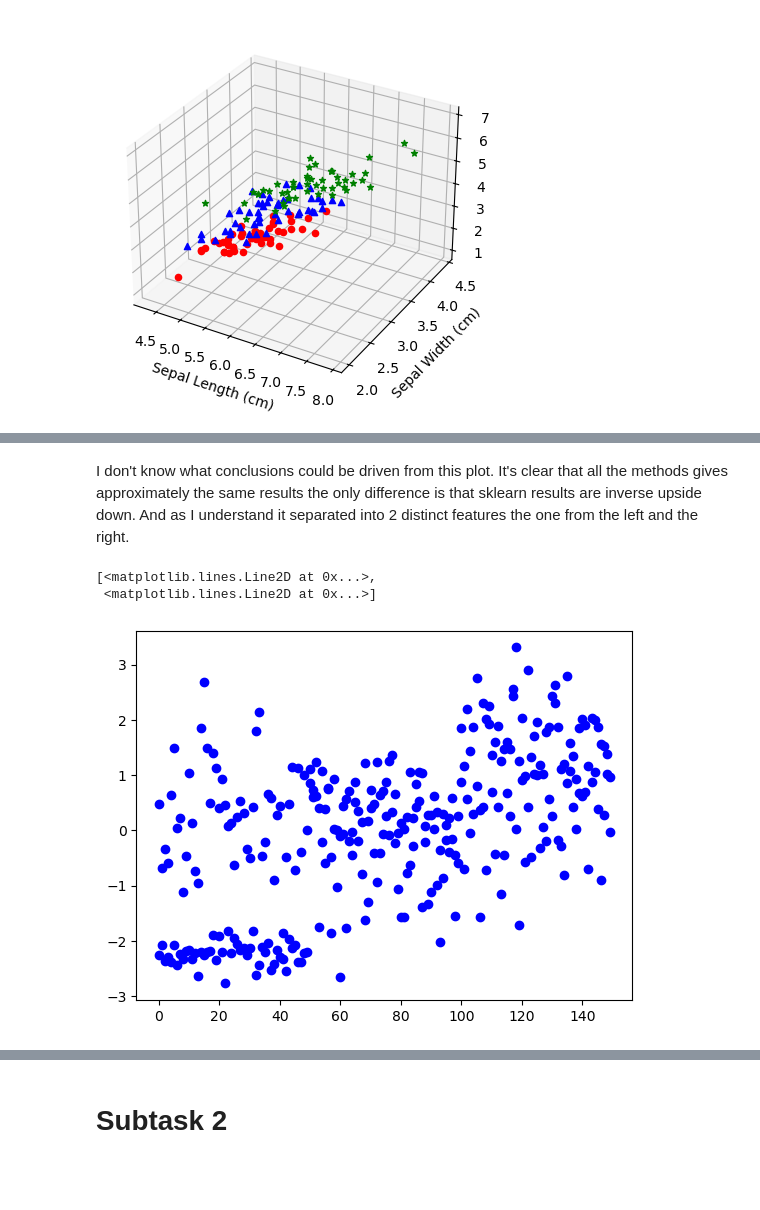
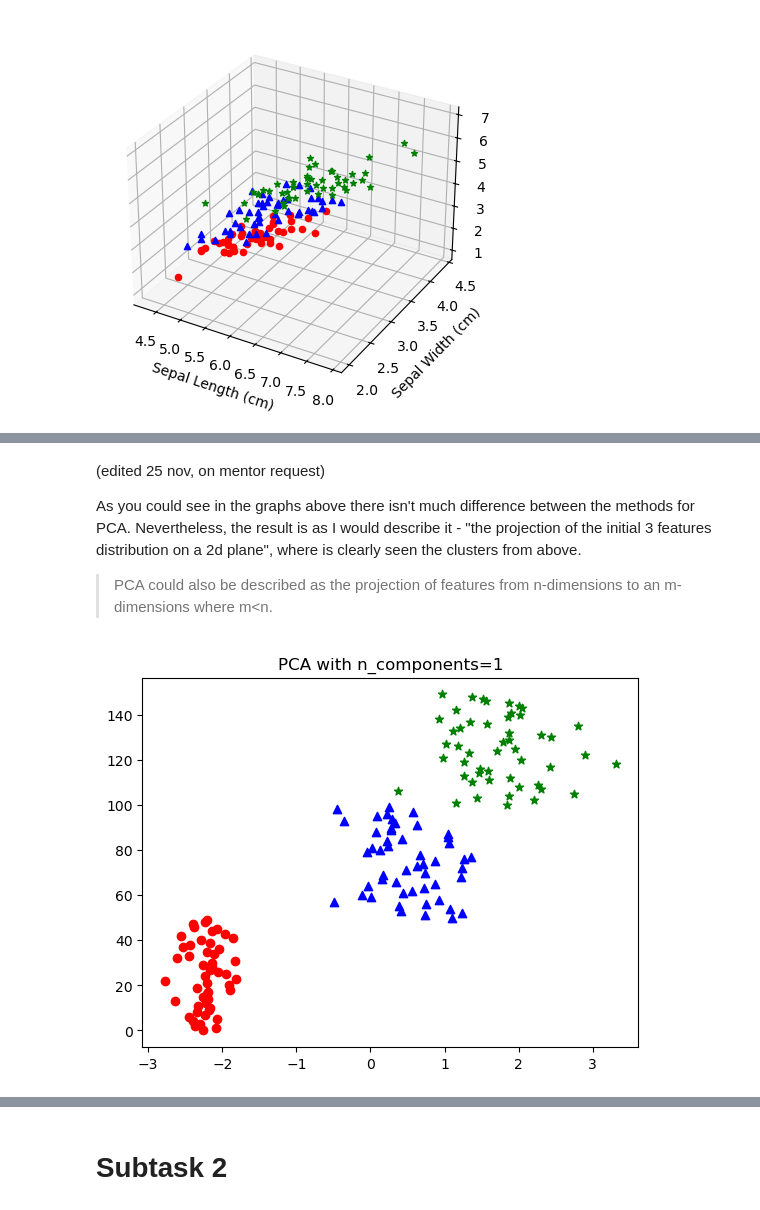
Before and after one commit to its-mario/Sigmoid-Mentoring, a Jupyter notebook: 05_principal_component_analysis.ipynb, the cells around one changed output, grey strips where cells are left out. Cells and saved outputs as stored; diff of their text form; code cells hidden in the pictures; blank space fills up the shorter version.

Commit message:
applied observations from mentor

```diff
--- a/05_principal_component_analysis.ipynb
+++ b/05_principal_component_analysis.ipynb
@@ -173,14 +187,21 @@ for ax in axs.flat:
 # %% [markdown]
-I don't know what conclusions could be driven from this plot. It's clear that all the methods gives approximately the same results the only difference is that sklearn results are inverse upside down. And as I understand it separated into 2 distinct features the one from the left and the right.
+(edited 25 nov, on mentor request)
+
+As you could see in the graphs above there isn't much difference between the methods for PCA. Nevertheless, the result is as I would describe it - "the projection of the initial 3 features distribution on a 2d plane", where is clearly seen the clusters from above.
+
+> PCA could also be described as the projection of features from n-dimensions to an m-dimensions where m<n.
 # %%
-# retraining sklearn with n_components=1
 
 pca_sklearn_1 = PCA(n_components=1)
 pca_sklearn_1.fit(data_scaled_X)
-pca_sklearn_transformed_1 = pca_sklearn.transform(data_scaled_X)
 
-plt.plot(pca_sklearn_transformed_1, "bo")
+pca_sklearn_transformed_1 = pca_sklearn_1.transform(data_scaled_X)
+
+plot_pca(
+    pca_sklearn_transformed_1[:, 0],
+    np.arange(pca_sklearn_transformed_1.size),
+    data_array[:, 4],
+    title="PCA with n_components=1"
+)
 # %% [output]
-[<matplotlib.lines.Line2D at 0x...>,
- <matplotlib.lines.Line2D at 0x...>]
-[figure, old version]
+[figure, new version]
```
Also changed, not shown: parts of 16 cells of this notebook, 1 other file.
